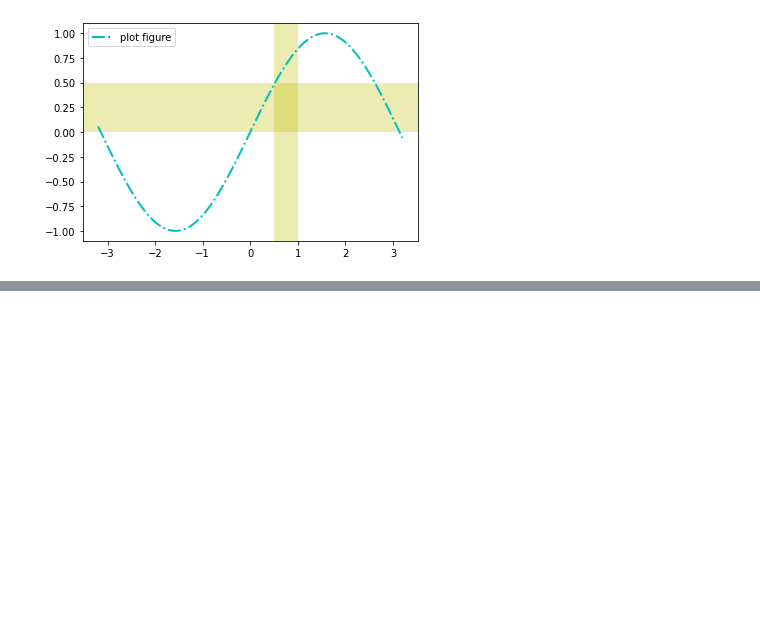
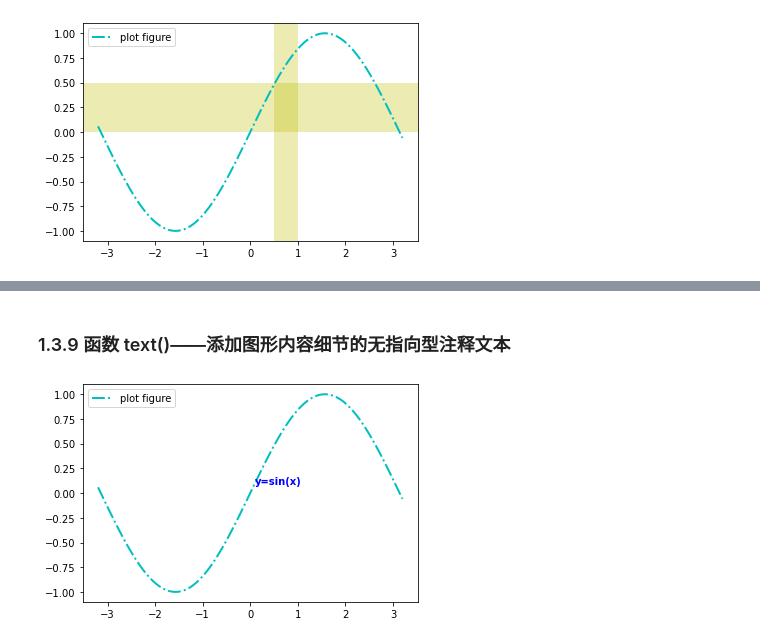
Before and after one commit to Mark-Walen/matplotlib-app, a Jupyter notebook: paragraph-1/matplotlib_01.ipynb, the cells around one changed output, grey strips where cells are left out. Drawn from its saved outputs; the diff is of its cells as text; code cells hidden in the pictures; blank space fills up the shorter version.

```diff
--- a/paragraph-1/matplotlib_01.ipynb
+++ b/paragraph-1/matplotlib_01.ipynb
@@ -159,0 +186,19 @@ plt.show()
+# %% [markdown]
+### 1.3.9 函数 text()——添加图形内容细节的无指向型注释文本
+# %%
+import matplotlib.pyplot as plt
+import numpy as np
+
+x = np.linspace(-3.2, 3.2, 100)
+y = np.sin(x)
+
+plt.plot(x, y, ls="-.", lw=2, c="c", label="plot figure")
+plt.legend()
+
+# plt.text(x：注释文本内容所在位置的横坐标, y：注释文本内容所在位置的纵坐标,
+# string：注释文本内容, weight：注释文本内容的粗细风格, color：注释文本内容的字体颜色)
+plt.text(0.1, 0.09, "y=sin(x)", weight="bold", color="b")
+
+plt.show()
+# %% [output]
+[figure, added]
```
Also changed, not shown: parts of 9 cells of this notebook.
